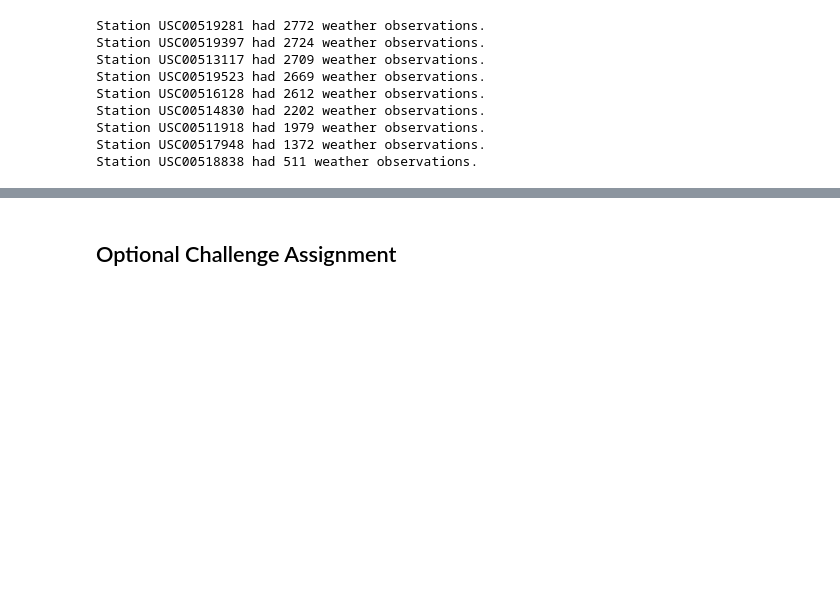
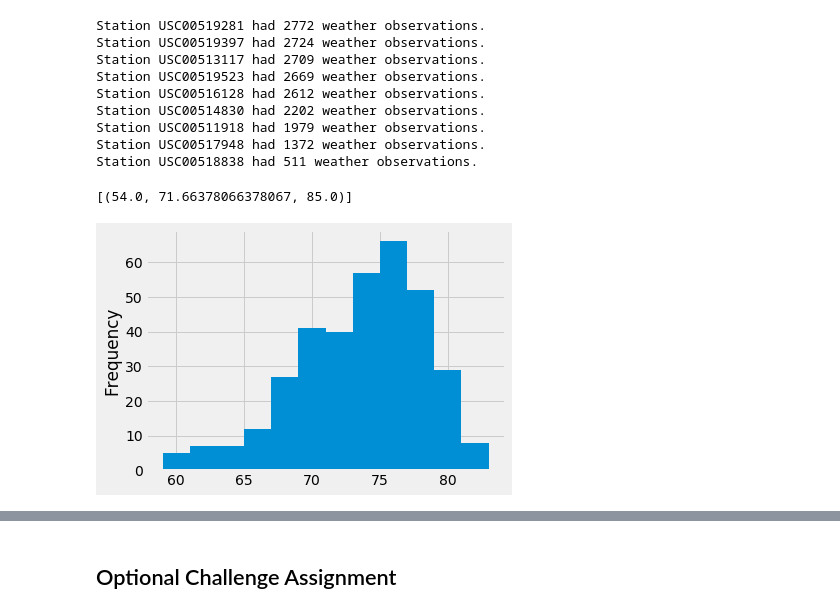
Before and after one commit to Edwardeddie10/SQL-Climate-Analysis, a Jupyter notebook: climate_starter-Copy1.ipynb, the cells around one changed output, grey strips where cells are left out. Cells and saved outputs as stored; diff of their text form; code cells hidden in the pictures; blank space fills up the shorter version.

```diff
--- a/climate_starter-Copy1.ipynb
+++ b/climate_starter-Copy1.ipynb
@@ -177,8 +177,12 @@ Station USC00517948 had 1372 weather observations.
 Station USC00518838 had 511 weather observations.
 # %%
 # Using the station id from the previous query, calculate the lowest temperature recorded,
+# highest temperature recorded, and average temperature most active station?
 
-active_station_temp = session.query(func.min(Measurement,tobs), func.avg(Measurement.tobs), func.max(Measurement.tobs)).\
+
+active_station_temp = session.query(func.min(Measurement.tobs), func.avg(Measurement.tobs), func.max(Measurement.tobs)).\
     filter(Measurement.station == "USC00519281").all()
 print(active_station_temp)
+# %% [output]
+[(54.0, 71.66378066378067, 85.0)]
 # %%
@@ -191,3 +192,18 @@ highest_temp= highest_temp[0]
+# %%
+# Query the last 12 months of temperature observation data for this station
+temperature = session.query(Measurement.station, Measurement.date, Measurement.tobs).\
+    filter(Measurement.station == most_active).\
+    filter(Measurement.date > one_year_ago).\
+    order_by(Measurement.date).all()
+# %%
+# plot as histogram
+temp_df=pd.DataFrame(temperature)
+plt.hist(temp_df['tobs'],12)
+plt.ylabel("Frequency")
+plt.tight_layout()
+plt.show()
+# %% [output]
+[figure, added]
 # %% [markdown]
 ![precipitation](Images/station-histogram.png)
 # %%
```
Also changed, not shown: parts of 2 cells of this notebook.
